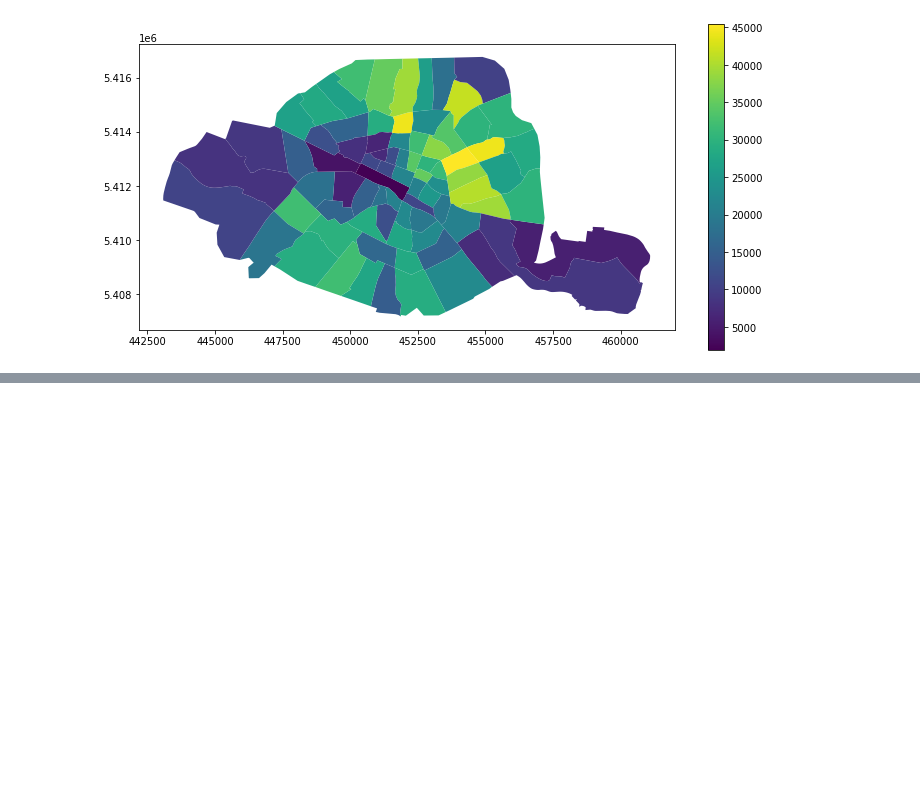
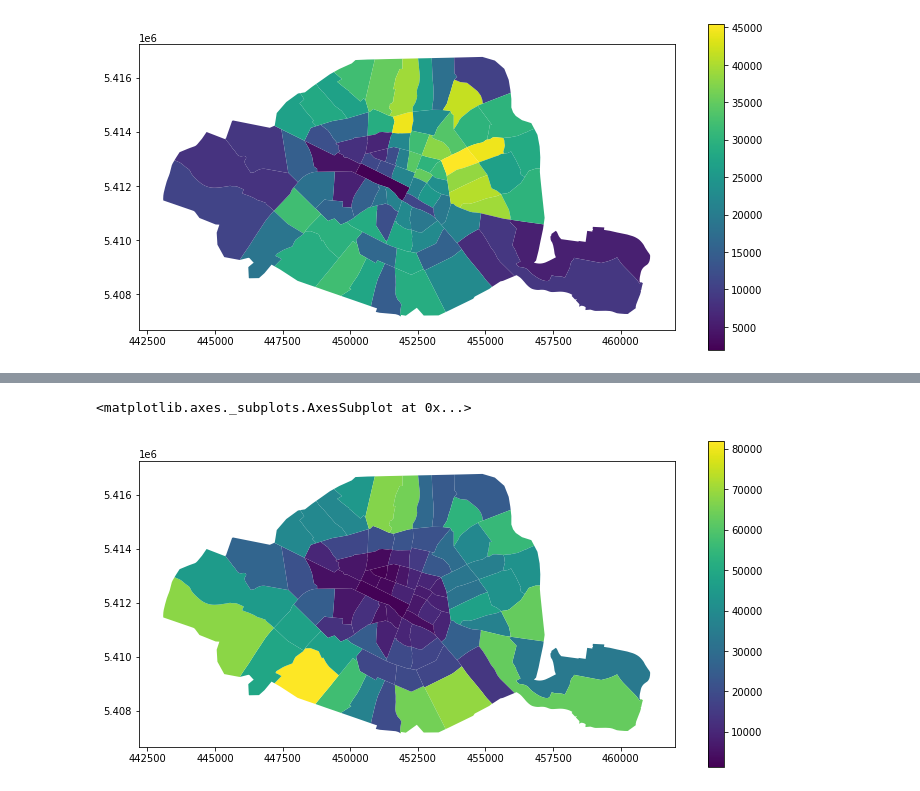
Before and after one commit to GeremiccaAndrea/GeoPandas, a Jupyter notebook: GeoPandas.ipynb, the cells around one changed output, grey strips where cells are left out. Drawn from its saved outputs; the diff is of its cells as text; code cells hidden in the pictures; blank space fills up the shorter version.

```diff
--- a/GeoPandas.ipynb
+++ b/GeoPandas.ipynb
@@ -260,0 +411,2 @@ geopandas.geodataframe.GeoDataFrame
+# %%
+districts['area'] = districts.geometry.area / 1e6
@@ -260,0 +433,2 @@ geopandas.geodataframe.GeoDataFrame
+# %%
+districts['population_density'] = districts['population'] / districts.geometry.area * 10**6
@@ -260,0 +440,5 @@ geopandas.geodataframe.GeoDataFrame
+# %%
+districts.plot(column='population', figsize=(12, 6), legend=True)
+# %% [output]
+<matplotlib.axes._subplots.AxesSubplot at 0x...>
+[figure, added]
```
Also changed, not shown: parts of 36 cells of this notebook.
